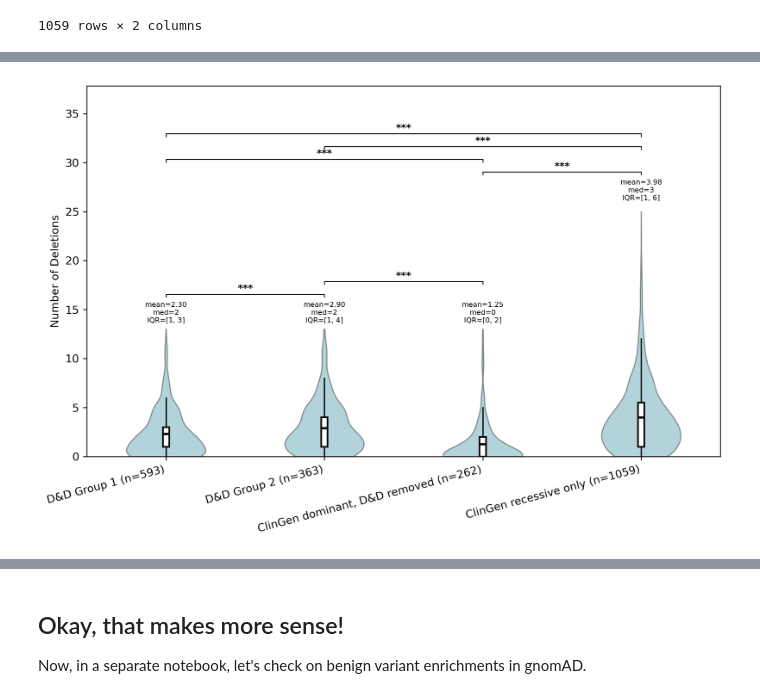
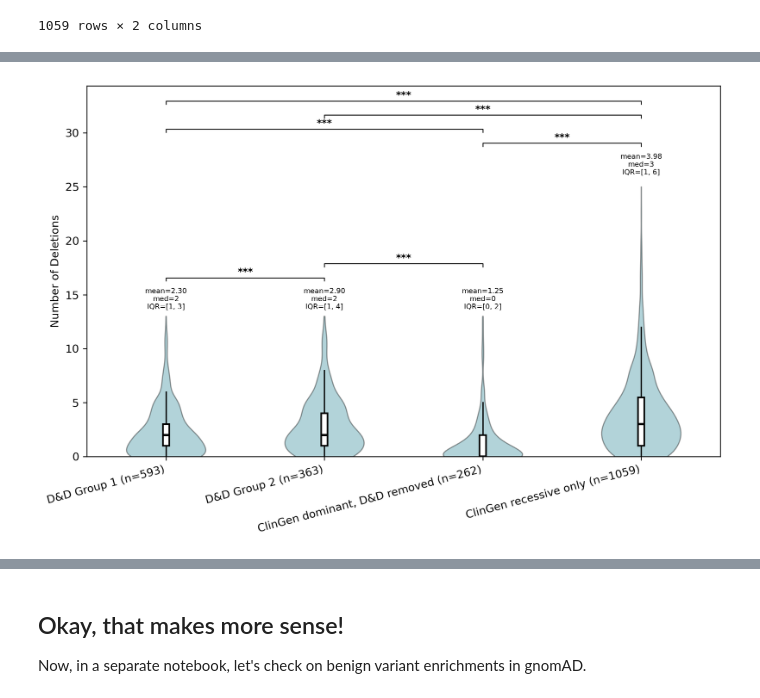
Before and after one commit to gramey02/dnd_project, a Jupyter notebook: revisions/gnomAD_deletion_enrichments.ipynb, the cells around one changed output, grey strips where cells are left out. Cells and saved outputs as stored; diff of their text form; code cells hidden in the pictures.

```diff
--- a/revisions/gnomAD_deletion_enrichments.ipynb
+++ b/revisions/gnomAD_deletion_enrichments.ipynb
@@ -952,10 +929,7 @@ bp = ax.boxplot(
     patch_artist=True,
     showfliers=False,
     whis=1.5,
-    showmeans=True,
-    meanline=True,
-    medianprops=dict(linewidth=0, color='none'),
-    meanprops=dict(color='black', linewidth=2, linestyle='-')
+    medianprops=dict(color='black', linewidth=2, linestyle='-')
 )
 for box in bp['boxes']:
     box.set_facecolor('white')
@@ -966,8 +940,6 @@ for whisker in bp['whiskers']:
     whisker.set_linewidth(1.2)
 for cap in bp['caps']:
     cap.set_visible(False)
-for median in bp['medians']:
-    median.set_visible(False)
 
 ax.set_xticks(range(1, len(labels) + 1))
 ax.set_xticklabels(labels, rotation=15, ha='right')
@@ -1019,36 +991,38 @@ for row in sig_results_sorted.itertuples():
 
     if override_key in manual_y_overrides:
         y = manual_y_overrides[override_key]
     elif override_key_rev in manual_y_overrides:
         y = manual_y_overrides[override_key_rev]
     else:
         min_y = max(text_heights[x] for x in range(x1, x2 + 1)) + bracket_gap
         for (px1, px2, p_top) in placed_brackets:
             if x1 <= px2 and x2 >= px1:
                 min_y = max(min_y, p_top + bracket_gap)
         y = min_y
 
     top_of_label = y + tick_height + label_height
     placed_brackets.append((x1, x2, top_of_label))
 
     ax.plot([x1, x1, x2, x2], [y, y + tick_height, y + tick_height, y],
             color='black', linewidth=0.8)
     stars = p_to_asterisks(row.p_adj_fdr_bh)
     ax.text((x1 + x2) / 2, y + tick_height * 1.2, stars,
              ha='center', va='bottom', fontsize=9, fontweight='bold')
 
 # ax.text(0.02, 0.98, "*p<0.05  **p<0.01  ***p<0.001",
 #          transform=ax.transAxes, fontsize=7, va='top', ha='left')
 
-# --- y-axis headroom based on the tallest bracket actually placed ---
-top_y = max(y for (_, _, y) in placed_brackets) + tick_height * 3
+# --- y-axis headroom: cover the tallest bracket AND the tallest text block ---
+tallest_text = max(text_heights.values())
+if placed_brackets:
+    tallest_bracket = max(p_top for (_, _, p_top) in placed_brackets)
+    top_y = max(tallest_bracket, tallest_text) + tick_height * 3
+else:
+    top_y = tallest_text + tick_height * 3
 ax.set_ylim(bottom=0, top=top_y)
-
-# --- Reduced headroom on y-axis top ---
-ax.set_ylim(bottom=0, top=bracket_base_y + max(len(sig_results), 1) * bracket_step + bracket_step*0.5)
 
 plt.tight_layout()
 plt.savefig("/wynton/home/capra/gramey02/dnd_project/data/figs/deletion_distribution.svg", format='svg', dpi=300, bbox_inches='tight')
 plt.show()
 # %% [output]
-[figure, old version]
+[figure, new version]
```
Also changed, not shown: parts of 10 cells of this notebook, 1 other file.
